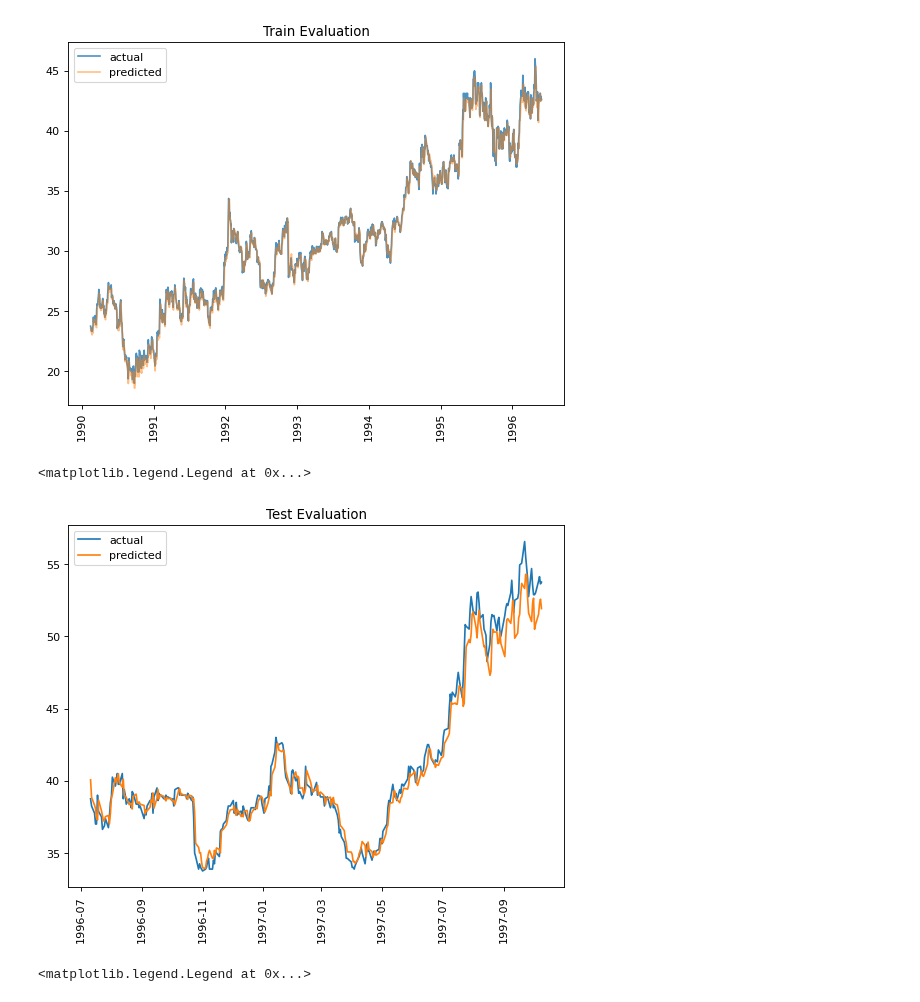
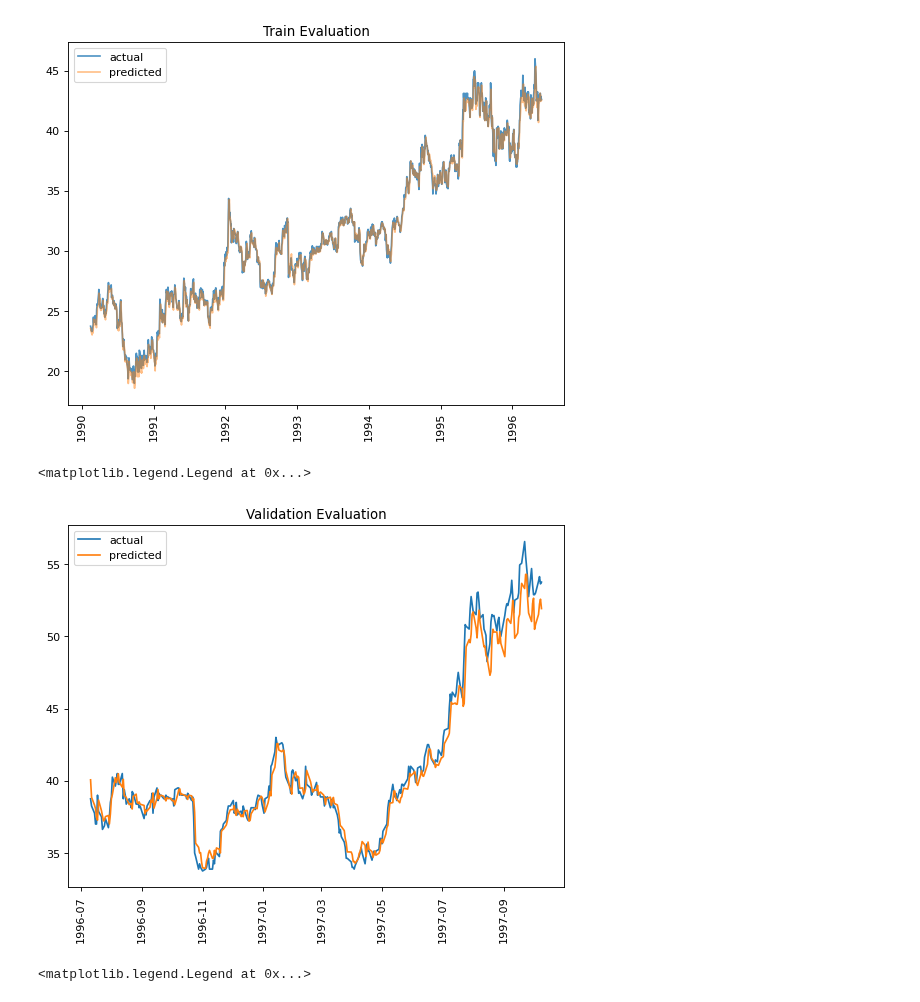
Before and after one commit to jeremylee73/differential-capital, a Jupyter notebook: LSTM.ipynb, the cells around one changed output. Drawn from its saved outputs; the diff is of its cells as text; code cells hidden in the pictures.

Commit message:
Added validation plots

```diff
--- a/LSTM.ipynb
+++ b/LSTM.ipynb
@@ -176,13 +176,13 @@ val_eval = val_eval.rename(columns = {'Price': 'actual', 0: 'predicted'})
 # %%
 figure(figsize=(8, 6), dpi=80)
 plt.plot(val_eval['actual'], label = 'actual')
 plt.plot(val_eval['predicted'], label = 'predicted')
-plt.title('Test Evaluation')
+plt.title('Validation Evaluation')
 plt.xticks(rotation = 90)
 plt.legend()
 # %% [output]
 <matplotlib.legend.Legend at 0x...>
-[figure, old version]
+[figure, new version]
 # %%
 #Plot test data
 testPredict = pd.DataFrame(testPredict)
```
